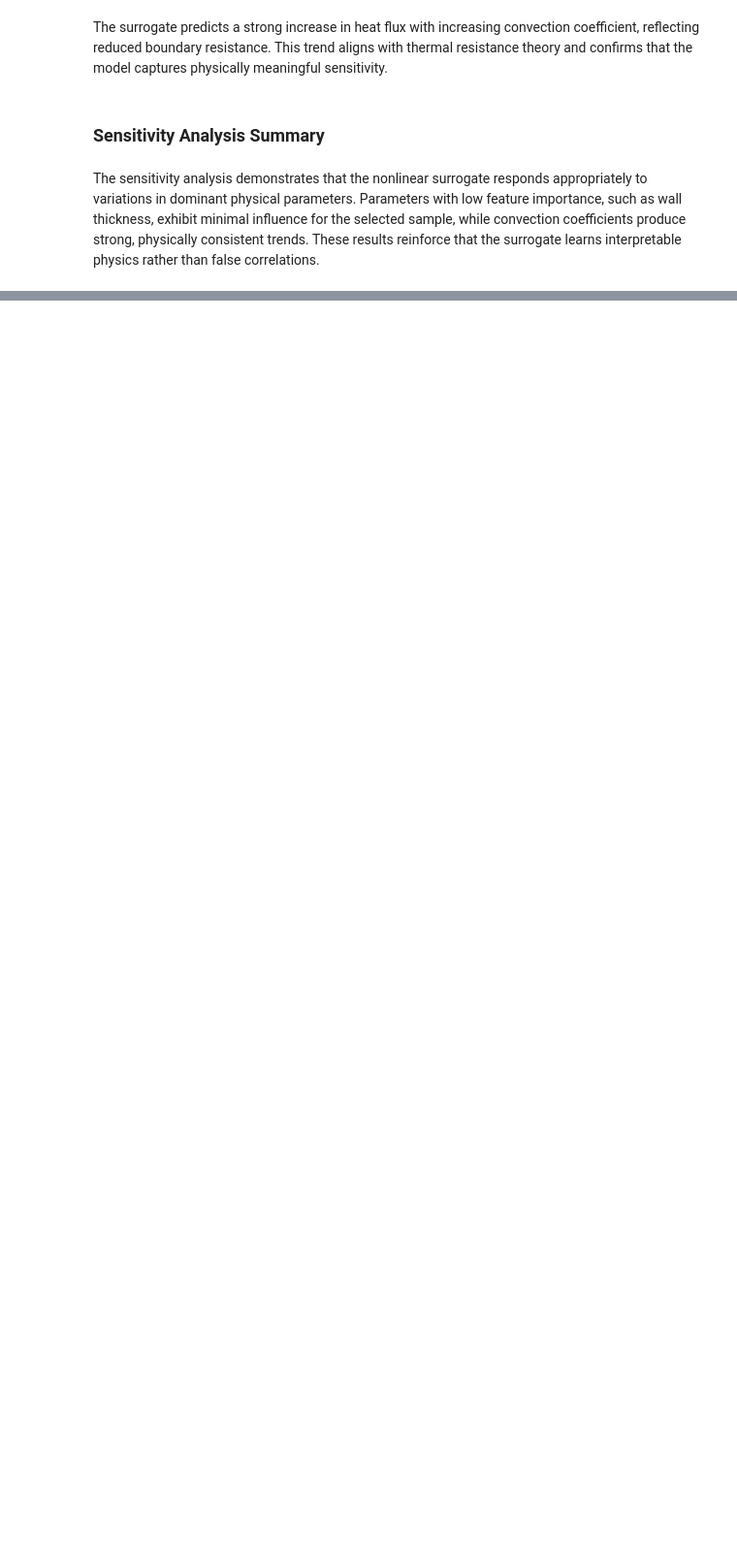
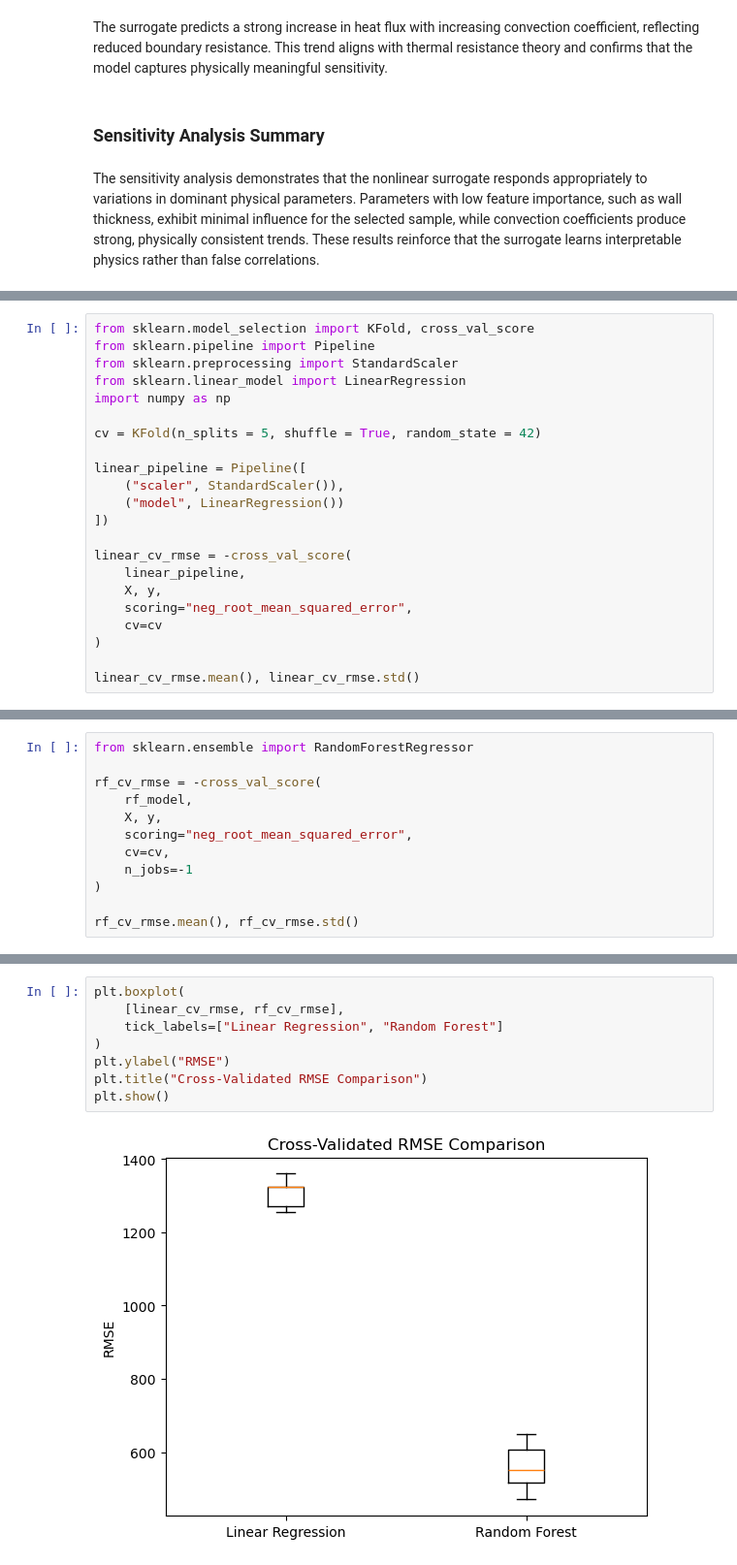
Before and after one commit to RT323/ml-mech-portfolio, a Jupyter notebook: projects/02-heat-transfer-surrogate/notebooks/02_heat_transfer_surrogate.ipynb, the cells around one changed output, grey strips where cells are left out. Shown at 97% size. Drawn from its saved outputs; the diff is of its cells as text; blank space fills up the shorter version.

```diff
--- a/projects/02-heat-transfer-surrogate/notebooks/01_heat_transfer_surrogate_setup.ipynb
+++ b/projects/02-heat-transfer-surrogate/notebooks/02_heat_transfer_surrogate.ipynb
@@ -465,0 +525,22 @@ physics rather than false correlations.
+# %%
+from sklearn.model_selection import KFold, cross_val_score
+from sklearn.pipeline import Pipeline
+from sklearn.preprocessing import StandardScaler
+from sklearn.linear_model import LinearRegression
+import numpy as np
+
+cv = KFold(n_splits = 5, shuffle = True, random_state = 42)
+
+linear_pipeline = Pipeline([
+    ("scaler", StandardScaler()),
+    ("model", LinearRegression())
+])
+
+linear_cv_rmse = -cross_val_score(
+    linear_pipeline,
+    X, y,
+    scoring="neg_root_mean_squared_error",
+    cv=cv
+)
+
+linear_cv_rmse.mean(), linear_cv_rmse.std()
@@ -465,0 +549,12 @@ physics rather than false correlations.
+# %%
+from sklearn.ensemble import RandomForestRegressor
+
+rf_cv_rmse = -cross_val_score(
+    rf_model,
+    X, y,
+    scoring="neg_root_mean_squared_error",
+    cv=cv,
+    n_jobs=-1
+)
+
+rf_cv_rmse.mean(), rf_cv_rmse.std()
@@ -465,0 +567,10 @@ physics rather than false correlations.
+# %%
+plt.boxplot(
+    [linear_cv_rmse, rf_cv_rmse],
+    tick_labels=["Linear Regression", "Random Forest"]
+)
+plt.ylabel("RMSE")
+plt.title("Cross-Validated RMSE Comparison")
+plt.show()
+# %% [output]
+[figure, added]
```
Also changed, not shown: parts of 12 cells of this notebook.
